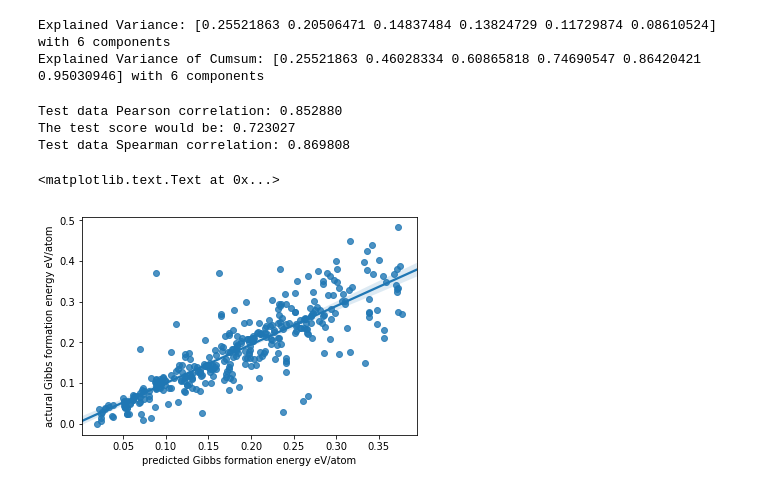
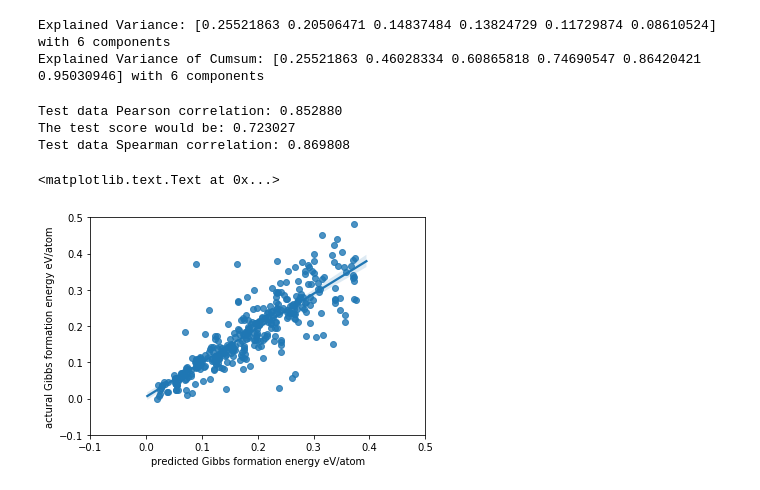
Before and after one commit to PIGMEnT-ecs/pigment, a Jupyter notebook: pigment/Random_forest_new.ipynb, the cells around one changed output. Drawn from its saved outputs; the diff is of its cells as text; code cells hidden in the pictures.

```diff
--- a/pigment/Random_forest_new.ipynb
+++ b/pigment/Random_forest_new.ipynb
@@ -161,30 +161,32 @@ pca_transform_X_test_std = pca.transform(X_test_std)
 # %%
 from sklearn.ensemble import RandomForestRegressor
 from sklearn.metrics import r2_score
 from scipy.stats import spearmanr, pearsonr
 
 rf = RandomForestRegressor(n_estimators=500, oob_score=True, random_state=42)
 #random_state is not being a very small number
 rf.fit(pca_fit_X_train_std, y_train)
 
 predicted_train = rf.predict(pca_fit_X_train_std)
 predicted_test = rf.predict(pca_transform_X_test_std)
 test_score = r2_score(y_test, predicted_test)
 spearman = spearmanr(y_test, predicted_test)
 pearson = pearsonr(y_test, predicted_test)
 
 print('Test data Pearson correlation: %f'%pearson[0])
 print('The test score would be: %f' %test_score)
 print ('Test data Spearman correlation: %f'%spearman[0])
 
 sns.regplot(x=predicted_test, y=y_test) #,fit_reg=False)
+plt.xlim(-0.1, 0.5)
+plt.ylim(-0.1, 0.5)
 # Set x-axis label
 plt.xlabel('predicted Gibbs formation energy eV/atom')
 # Set y-axis label
 plt.ylabel('actural Gibbs formation energy eV/atom')
 # %% [output]
 Test data Pearson correlation: 0.852880
 The test score would be: 0.723027
 Test data Spearman correlation: 0.869808
 <matplotlib.text.Text at 0x...>
-[figure, old version]
+[figure, new version]
```
